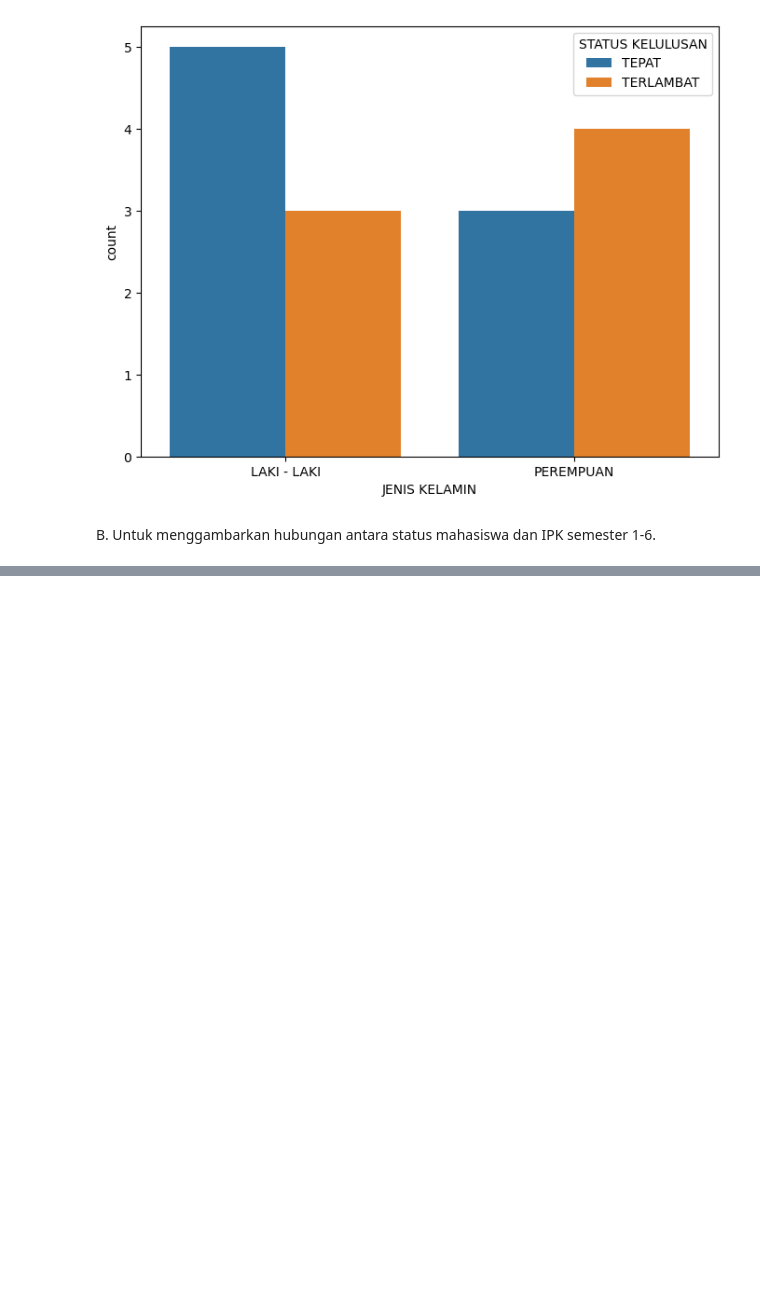
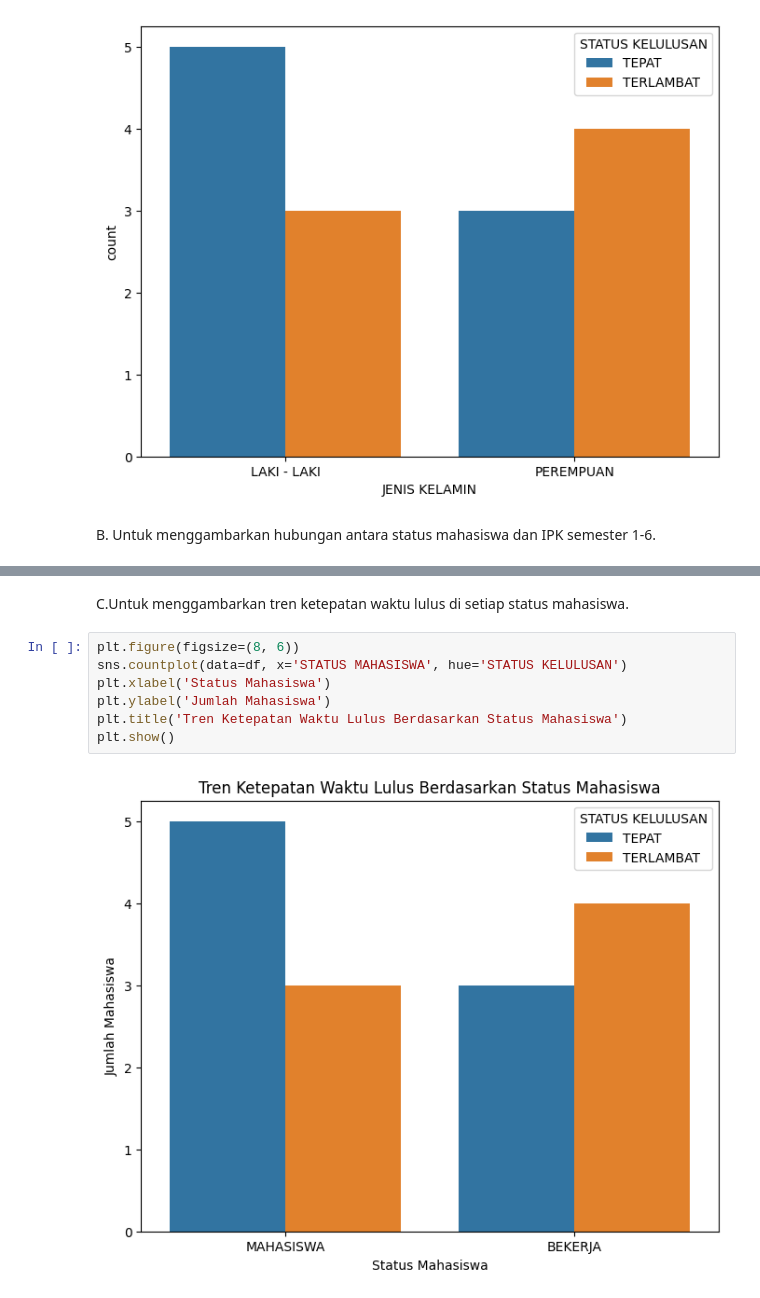
Before and after one commit to VentiTempest/DataScience, a Jupyter notebook: Tugas Kelompok 1.ipynb, the cells around one changed output, grey strips where cells are left out. Cells and saved outputs as stored; diff of their text form; blank space fills up the shorter version.

```diff
--- a/Tugas Kelompok 1.ipynb
+++ b/Tugas Kelompok 1.ipynb
@@ -47,0 +48,11 @@ plt.show()
+# %% [markdown]
+C.Untuk menggambarkan tren ketepatan waktu lulus di setiap status mahasiswa.
+# %%
+plt.figure(figsize=(8, 6))
+sns.countplot(data=df, x='STATUS MAHASISWA', hue='STATUS KELULUSAN')
+plt.xlabel('Status Mahasiswa')
+plt.ylabel('Jumlah Mahasiswa')
+plt.title('Tren Ketepatan Waktu Lulus Berdasarkan Status Mahasiswa')
+plt.show()
+# %% [output]
+[figure, added]
```
Also changed, not shown: parts of 2 cells of this notebook.
